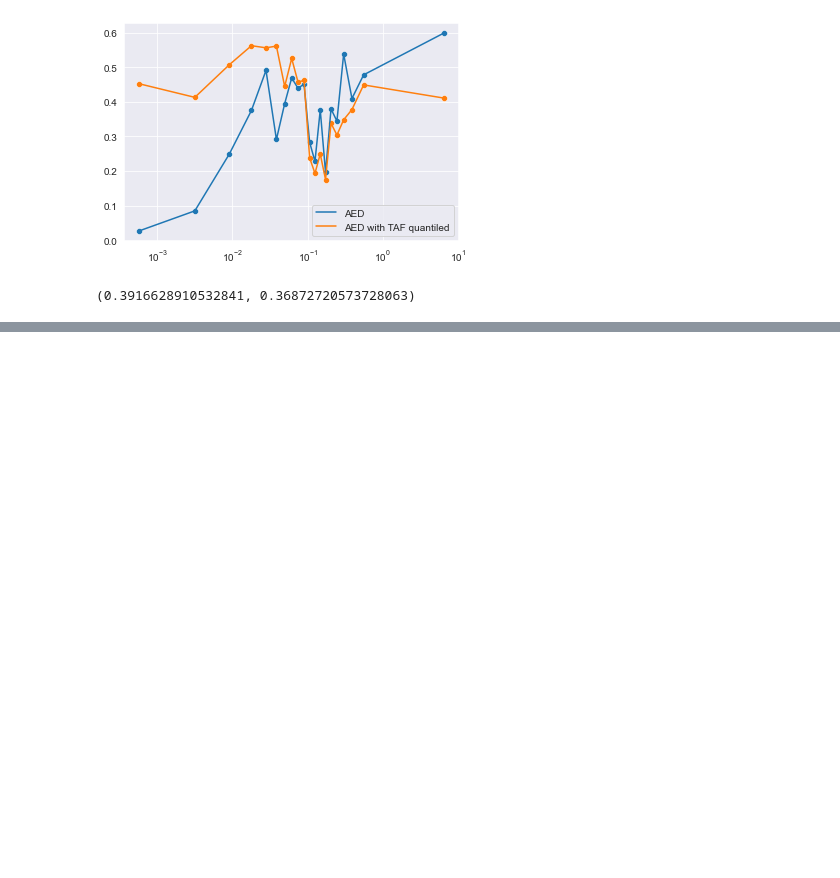
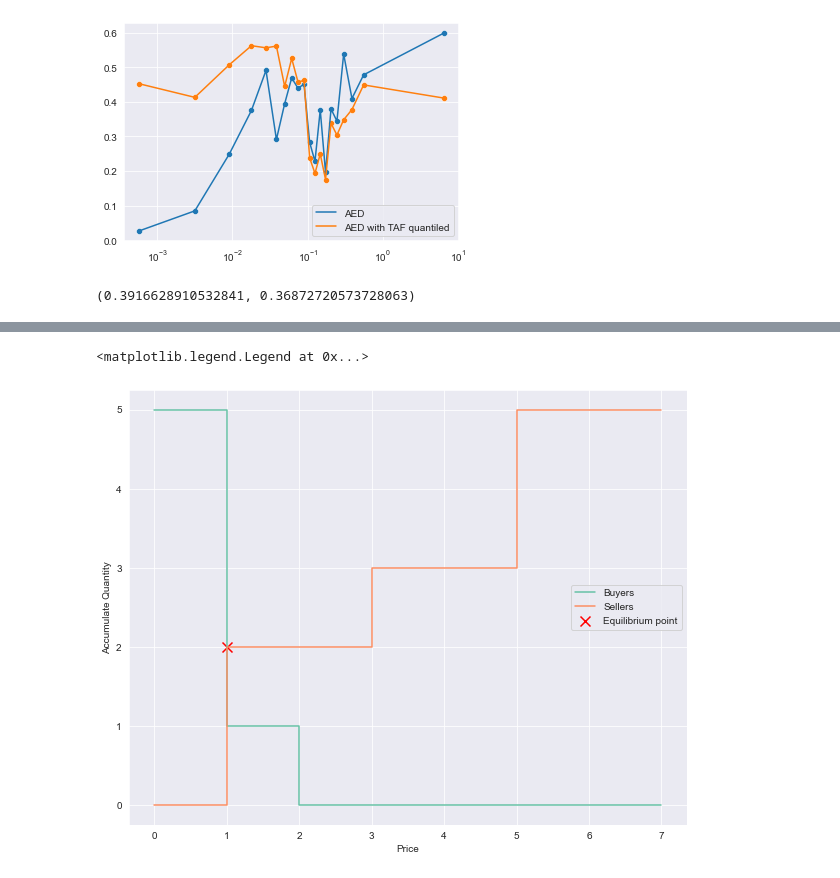
Before and after one commit to HarmoniaLeo/prophesee-automotive-dataset-toolbox, a Jupyter notebook: experiments3.ipynb, the cells around one changed output, grey strips where cells are left out. Cells and saved outputs as stored; diff of their text form; code cells hidden in the pictures; blank space fills up the shorter version.

```diff
--- a/experiments3.ipynb
+++ b/experiments3.ipynb
@@ -137,0 +203,14 @@ np.array(large[6:]).mean(),np.array(quantiled["all_large"][6:]).mean()
+# %%
+buyers =[5,5,1,1,0,0,0,0,0,0,0,0,0,0]
+selles =[0,0,2,2,2,2,3,3,3,3,5,5,5,5]
+price = [0,1,1,2,2,3,3,4,4,5,5,6,6,7]
+plt.figure(figsize=(10, 8))
+sns.lineplot(price,buyers,label="Buyers",estimator=None,sort=False)
+sns.lineplot(price,selles,label="Sellers",estimator=None,sort=False)
+plt.scatter([1],[2],marker="x",color="red",s=100,label="Equilibrium point")
+plt.xlabel("Price")
+plt.ylabel("Accumulate Quantity")
+plt.legend()
+# %% [output]
+<matplotlib.legend.Legend at 0x...>
+[figure, added]
```
Also changed, not shown: parts of 12 cells of this notebook, 5 other files.
